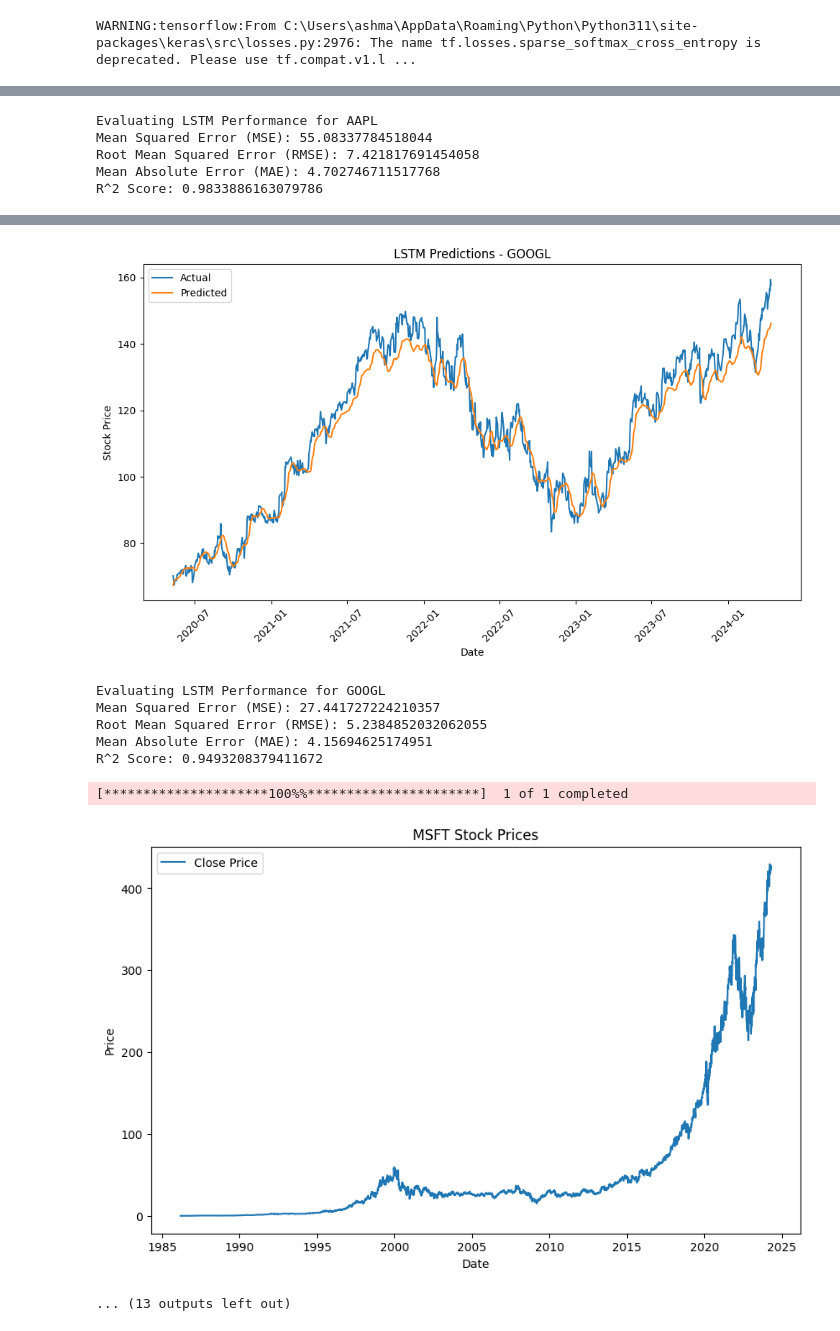
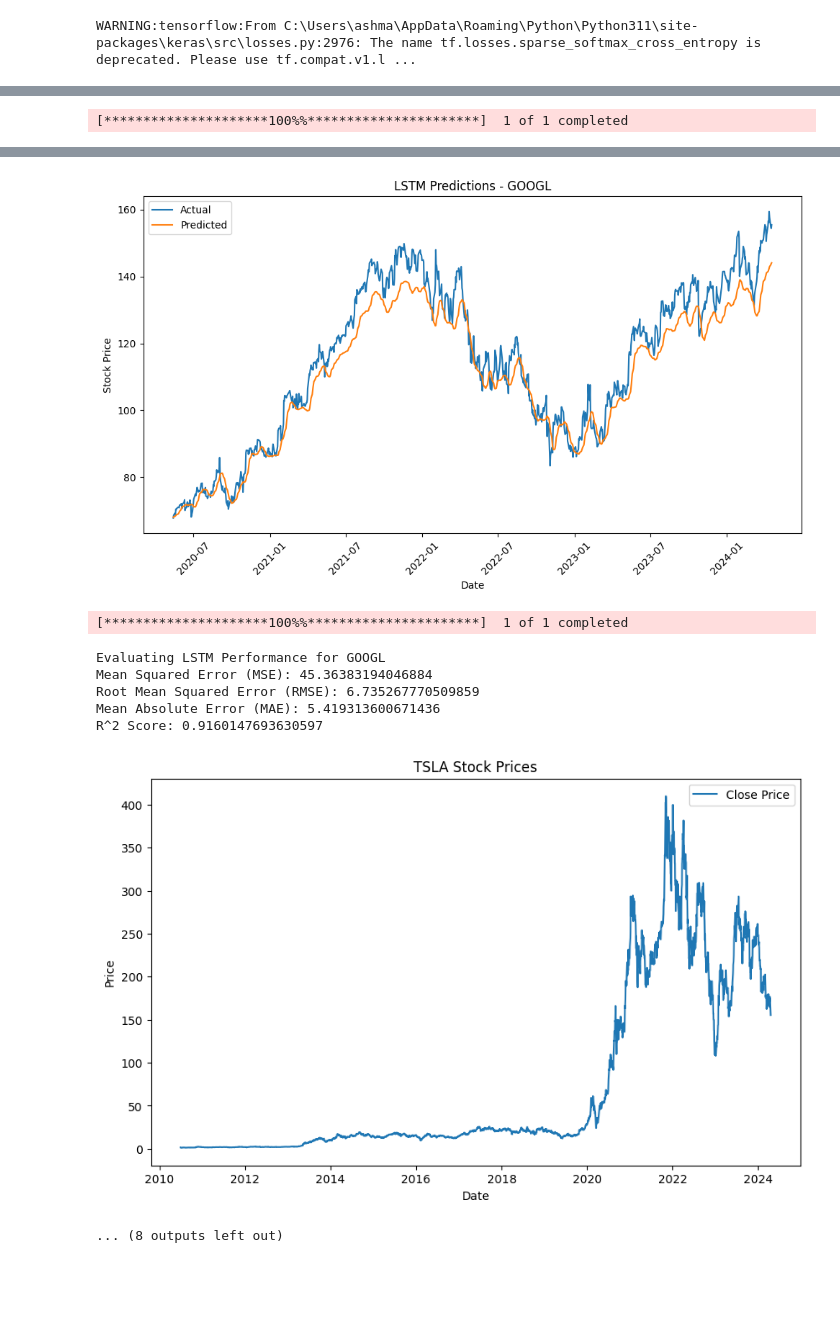
Before and after one commit to AshMoseley/StockPrediction, a Jupyter notebook: LSTM_Model_Long_MoreFeatures.ipynb, the cells around one changed output, grey strips where cells are left out. Cells and saved outputs as stored; diff of their text form; code cells hidden in the pictures; blank space fills up the shorter version.

```diff
--- a/LSTM_Model_Long_MoreFeatures.ipynb
+++ b/LSTM_Model_Long_MoreFeatures.ipynb
@@ -47,7 +47,7 @@ def plot_predictions_with_dates(dates, actual, predicted, title):
     plt.show()
 # %%
 # Define stock symbols and sequence length
-symbols = ['AAPL', 'GOOGL', 'MSFT', 'TSLA', 'AMD']
+symbols = ['AAPL', 'GOOGL', 'TSLA', 'AMD']
 sequence_length = 10
 # %%
 # Evaluate model performance
@@ -95,7 +95,7 @@ for symbol in symbols:
     early_stopping = EarlyStopping(monitor='val_loss', patience=3, verbose=1, restore_best_weights=True)
 
     # Train the LSTM model
-    lstm_model.fit(X_train, y_train, epochs=10, batch_size=32, validation_split=0.1, verbose=2, callbacks=[early_stopping])
+    lstm_model.fit(X_train, y_train, epochs=20, batch_size=32, validation_split=0.1, verbose=2, callbacks=[early_stopping])
 
     # Predict on the test set with the LSTM model
     predictions_scaled_lstm = lstm_model.predict(X_test)
@@ -138,6 +144,2 @@ Epoch 9: early stopping
-Evaluating LSTM Performance for AAPL
-Mean Squared Error (MSE): 55.08337784518044
-Root Mean Squared Error (RMSE): 7.421817691454058
-Mean Absolute Error (MAE): 4.702746711517768
-R^2 Score: 0.9833886163079786
+[*********************100%%**********************]  1 of 1 completed
 [figure]
@@ -161,9 +161,9 @@ Epoch 10/10
-[figure, old version]
+[figure, new version]
-Evaluating LSTM Performance for GOOGL
-Mean Squared Error (MSE): 27.441727224210357
-Root Mean Squared Error (RMSE): 5.2384852032062055
-Mean Absolute Error (MAE): 4.15694625174951
-R^2 Score: 0.9493208379411672
+[*********************100%%**********************]  1 of 1 completed
-[*********************100%%**********************]  1 of 1 completed
+Evaluating LSTM Performance for GOOGL
+Mean Squared Error (MSE): 45.36383194046884
+Root Mean Squared Error (RMSE): 6.735267770509859
+Mean Absolute Error (MAE): 5.419313600671436
+R^2 Score: 0.9160147693630597
-[figure, old version]
+[figure, new version]
-... (13 outputs left out)
+... (8 outputs left out)
```
Also changed, not shown: parts of 1 cell of this notebook, 3 other files.
